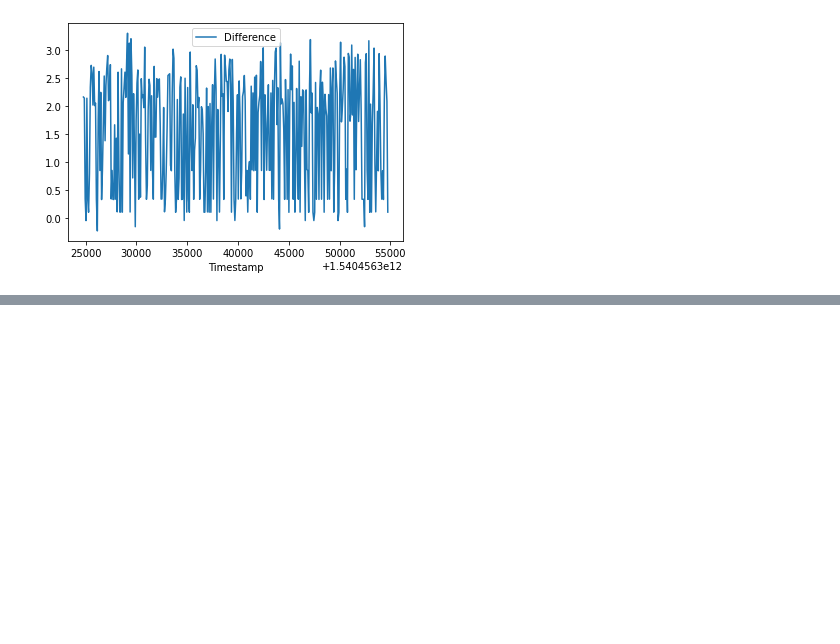
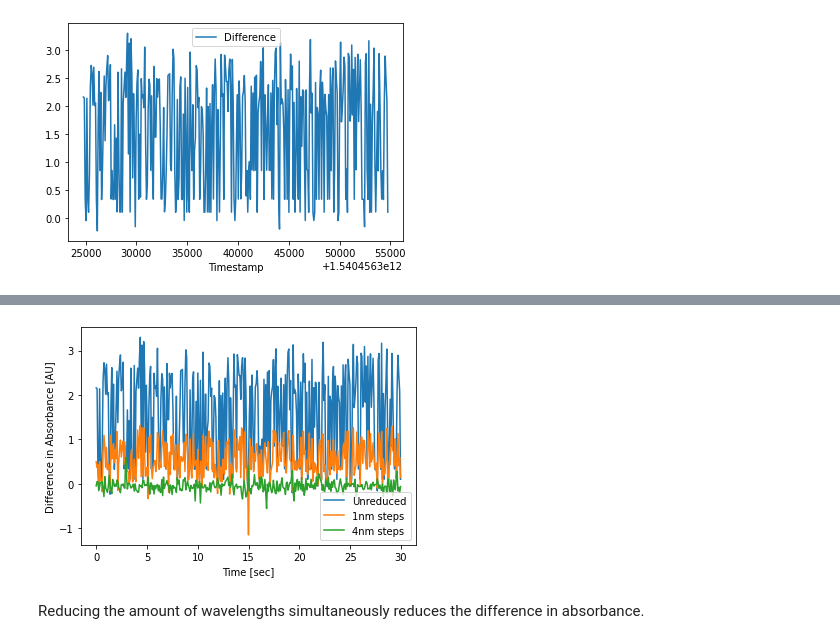
Before and after one commit to fabian819/DSF, a Jupyter notebook: CodingTask1.ipynb, the cells around one changed output, grey strips where cells are left out. Cells and saved outputs as stored; diff of their text form; code cells hidden in the pictures; blank space fills up the shorter version.

```diff
--- a/CodingTask1.ipynb
+++ b/CodingTask1.ipynb
@@ -153,0 +173,18 @@ plot_difference(df, '316.6137', '317.2913')
+# %%
+def get_difference(df, wav1, wav2):
+  return df[wav1] - df[wav2]
+
+def plot_multiple():
+  merged_one = merging_columns_1nm(df)
+  merged_four = merging_columns(df, 4)
+  new_df = pd.DataFrame({'Timestamp' : (df['Unnamed: 1'] - df['Unnamed: 1'].iloc[0]) /1000 ,
+                         'Unreduced' : get_difference(df, '316.6137', '317.2913'),
+                         '1nm steps' : get_difference(merged_one, '316', '317'),
+                         '4nm steps' : get_difference(merged_four, merged_four.columns[1], merged_four.columns[2])})
+  new_df.plot(x='Timestamp', y=['Unreduced', '1nm steps', '4nm steps'], xlabel= 'Time [sec]', ylabel='Difference in Absorbance [AU]')
+# %%
+plot_multiple()
+# %% [output]
+[figure, added]
+# %% [markdown]
+Reducing the amount of wavelengths simultaneously reduces the difference in absorbance.
```
Also changed, not shown: parts of 10 cells of this notebook.
